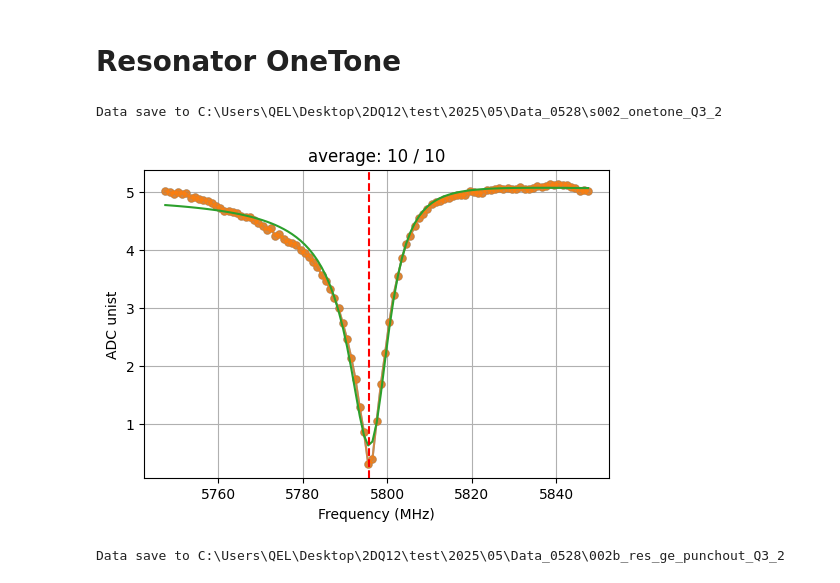
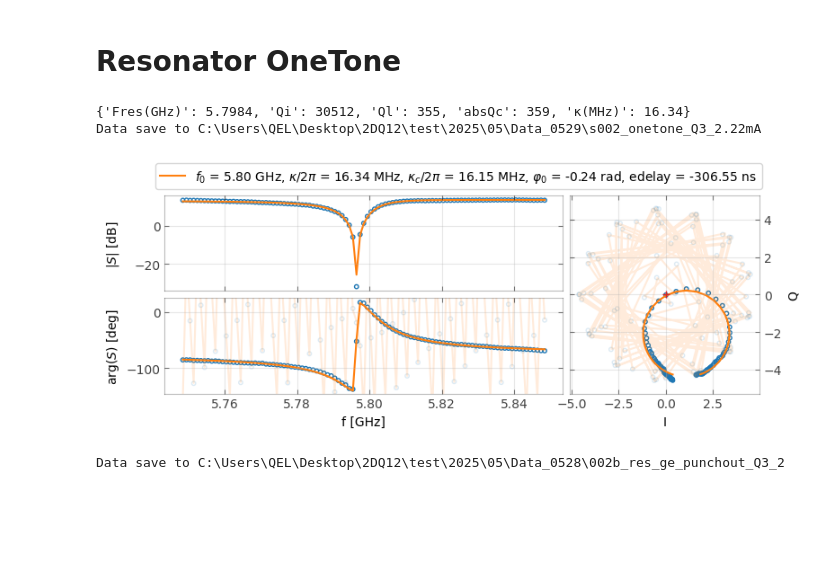
Before and after one commit to JayChien04717/tprocv2_guidemo, a Jupyter notebook: Desktop/tprocv2_guidemo-main/autorun.ipynb, the cells around one changed output. Drawn from its saved outputs; the diff is of its cells as text; code cells hidden in the pictures; blank space fills up the shorter version.

```diff
--- a/Desktop/tprocv2_guidemo-main/autorun.ipynb
+++ b/Desktop/tprocv2_guidemo-main/autorun.ipynb
@@ -30,0 +48,3 @@ The autoreload extension is already loaded. To reload it, use:
+# %%
+Yoko_current = 2.22 # [mA]
+yoko_global.setValue(sQuant='Current', value=Yoko_current*1e-3, rate=20e-6)
@@ -55,27 +77,31 @@ config['trig_time']=0.49
 # Resonator OneTone
 # %%
 from single_qubit_pyscrip_v1_1.s002_res_spec_ge import Resonator_onetone
-
-run_cfg = select_config_idx(config, qubit_idx)
 
 START_FREQ = config['res_freq_ge'][qubit_idx]- 50  # [MHz]
 STOP_FREQ = config['res_freq_ge'][qubit_idx] + 50   # [MHz]
 STEPS = 101
+
+
+config['res_gain_ge'][qubit_idx] = 0.2
+run_cfg = select_config_idx(config, qubit_idx)
+
 run_cfg.update([('steps', STEPS),
                 ('res_freq_ge', QickSweep1D('freqloop', START_FREQ, STOP_FREQ)),
-                ('res_gain_ge',0.2)
+                ('relax_delay', 1)
                 ])
 
 onetone = Resonator_onetone(soc, soccfg, run_cfg)
 # onetone.run(py_avg=10)
 fres = onetone.run(py_avg=10, liveplot=True)
 # result = onetone.plot_circle()
 ## update value ##
-config['res_freq_ge'][qubit_idx] = fres
-onetone.saveLabber(qubit_idx, save_sim=True)
+config['res_freq_ge'][qubit_idx] = round(fres[0]/1e6,4)
+onetone.saveLabber(qubit_idx, Yoko_current,save_sim=True)
 # %% [output]
-Data save to C:\Users\QEL\Desktop\2DQ12\test\2025\05\Data_0528\s002_onetone_Q3_2
+{'Fres(GHz)': 5.7984, 'Qi': 30512, 'Ql': 355, 'absQc': 359, 'κ(MHz)': 16.34}
+Data save to C:\Users\QEL\Desktop\2DQ12\test\2025\05\Data_0529\s002_onetone_Q3_2.22mA
-[figure, old version]
+[figure, new version]
 # %%
 from single_qubit_pyscrip_v1_1.s002b_res_punchout_ge import SingleToneSpectroscopyPunchout
 
```
Also changed, not shown: parts of 14 cells of this notebook, 9 other files.
